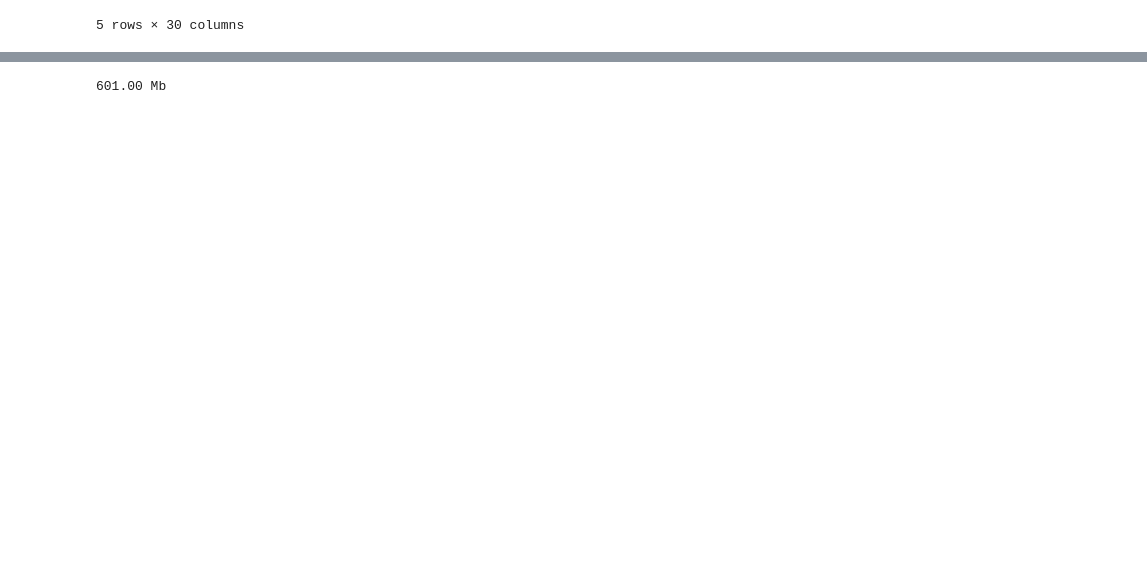
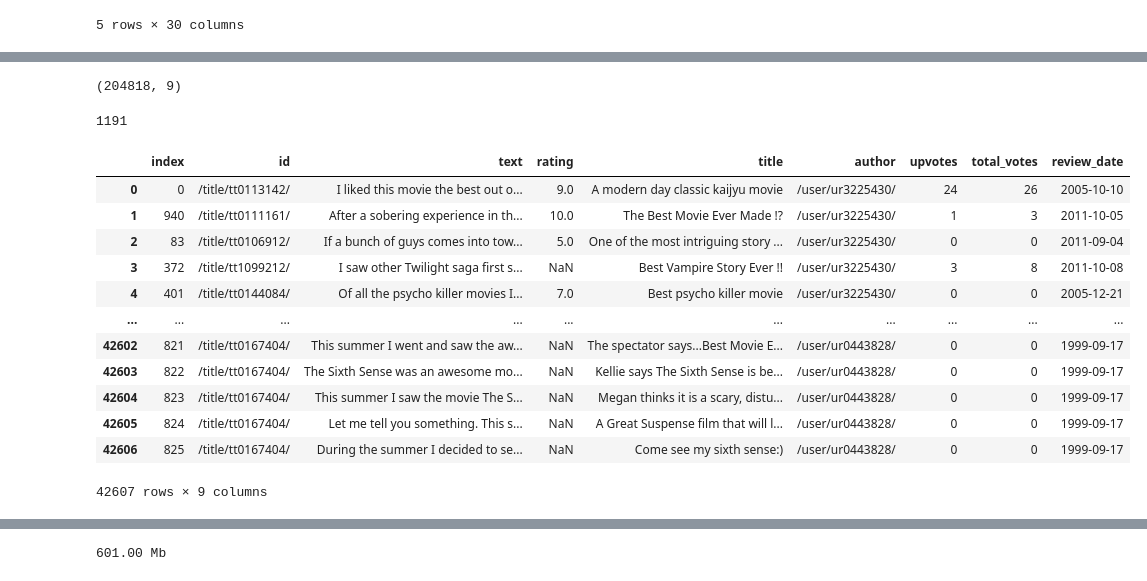
Before and after one commit to ilyamil/movie_recommender_system, a Jupyter notebook: notebooks/modeling.ipynb, the cells around one changed output, grey strips where cells are left out. Saved outputs shown, nothing was run; the diff lists cells and outputs as text; code cells hidden in the pictures; blank space fills up the shorter version.

```diff
--- a/notebooks/modeling.ipynb
+++ b/notebooks/modeling.ipynb
@@ -54,0 +67,12 @@ reviews = pd.concat(reviews_partitions)
+# %%
+reviews_left_cnt = 10
+cnt = (
+    reviews
+    .groupby('author')
+    .agg({'id': 'count'})
+    .sort_values('id', ascending=False)
+    .reset_index()
+    .query(f'id >= {reviews_left_cnt}')
+    .drop(columns='id')
+)
+cnt
@@ -54,0 +93,25 @@ reviews = pd.concat(reviews_partitions)
+# %%
+reviews.shape
+# %% [output]
+(204818, 9)
+# %%
+reviews['id'].nunique()
+# %% [output]
+1191
+# %%
+reviews_ = pd.merge(reviews, cnt, how='inner', on='author')
+reviews_
+# %% [output]
+|  | index | id | text | rating | title | author | upvotes | total_votes | review_date |
+| 0 | 0 | /title/tt0113142/ | I liked this movie the best out o... | 9.0 | A modern day classic kaijyu movie | /user/ur3225430/ | 24 | 26 | 2005-10-10 |
+| 1 | 940 | /title/tt0111161/ | After a sobering experience in th... | 10.0 | The Best Movie Ever Made !? | /user/ur3225430/ | 1 | 3 | 2011-10-05 |
+| 2 | 83 | /title/tt0106912/ | If a bunch of guys comes into tow... | 5.0 | One of the most intriguing story ... | /user/ur3225430/ | 0 | 0 | 2011-09-04 |
+| 3 | 372 | /title/tt1099212/ | I saw other Twilight saga first s... | NaN | Best Vampire Story Ever !! | /user/ur3225430/ | 3 | 8 | 2011-10-08 |
+| 4 | 401 | /title/tt0144084/ | Of all the psycho killer movies I... | 7.0 | Best psycho killer movie | /user/ur3225430/ | 0 | 0 | 2005-12-21 |
+| ... | ... | ... | ... | ... | ... | ... | ... | ... | ... |
+| 42602 | 821 | /title/tt0167404/ | This summer I went and saw the aw... | NaN | The spectator says...Best Movie E... | /user/ur0443828/ | 0 | 0 | 1999-09-17 |
+| 42603 | 822 | /title/tt0167404/ | The Sixth Sense was an awesome mo... | NaN | Kellie says The Sixth Sense is be... | /user/ur0443828/ | 0 | 0 | 1999-09-17 |
+| 42604 | 823 | /title/tt0167404/ | This summer I saw the movie The S... | NaN | Megan thinks it is a scary, distu... | /user/ur0443828/ | 0 | 0 | 1999-09-17 |
+| 42605 | 824 | /title/tt0167404/ | Let me tell you something. This s... | NaN | A Great Suspense film that will l... | /user/ur0443828/ | 0 | 0 | 1999-09-17 |
+| 42606 | 825 | /title/tt0167404/ | During the summer I decided to se... | NaN | Come see my sixth sense:) | /user/ur0443828/ | 0 | 0 | 1999-09-17 |
+42607 rows × 9 columns
```
Also changed, not shown: parts of 65 cells of this notebook, 3 other files.
